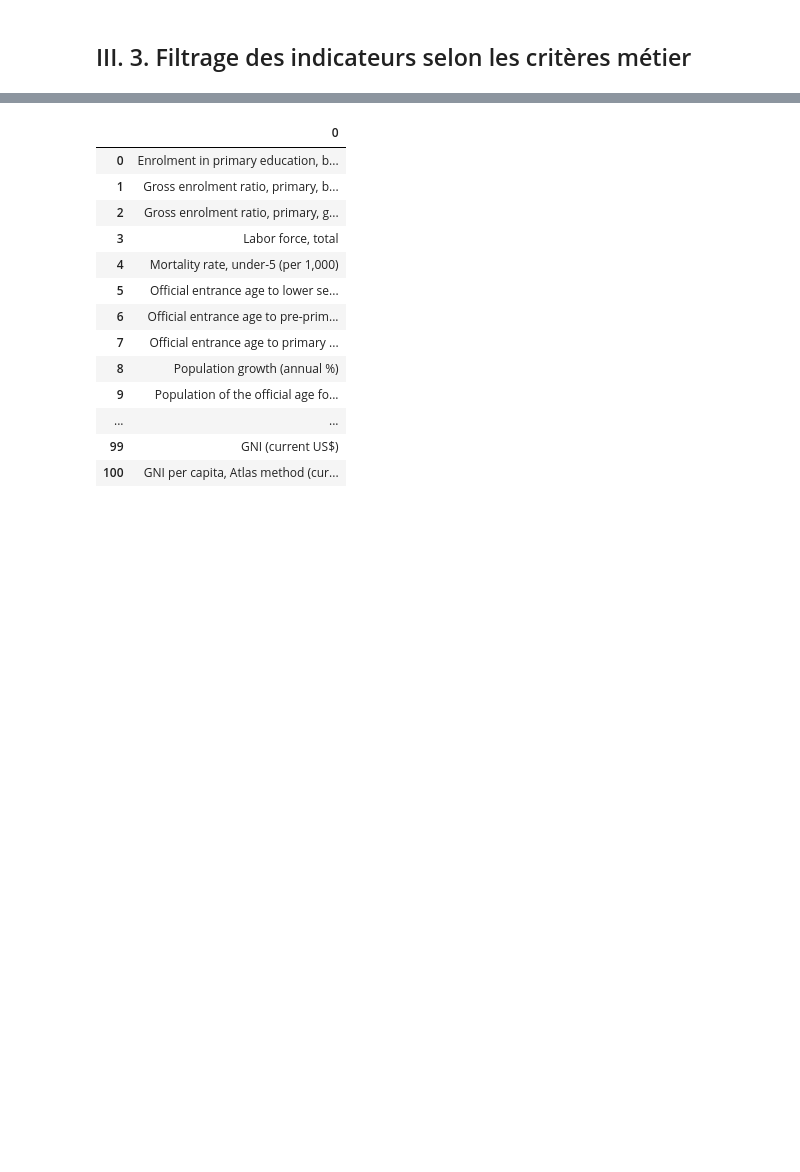
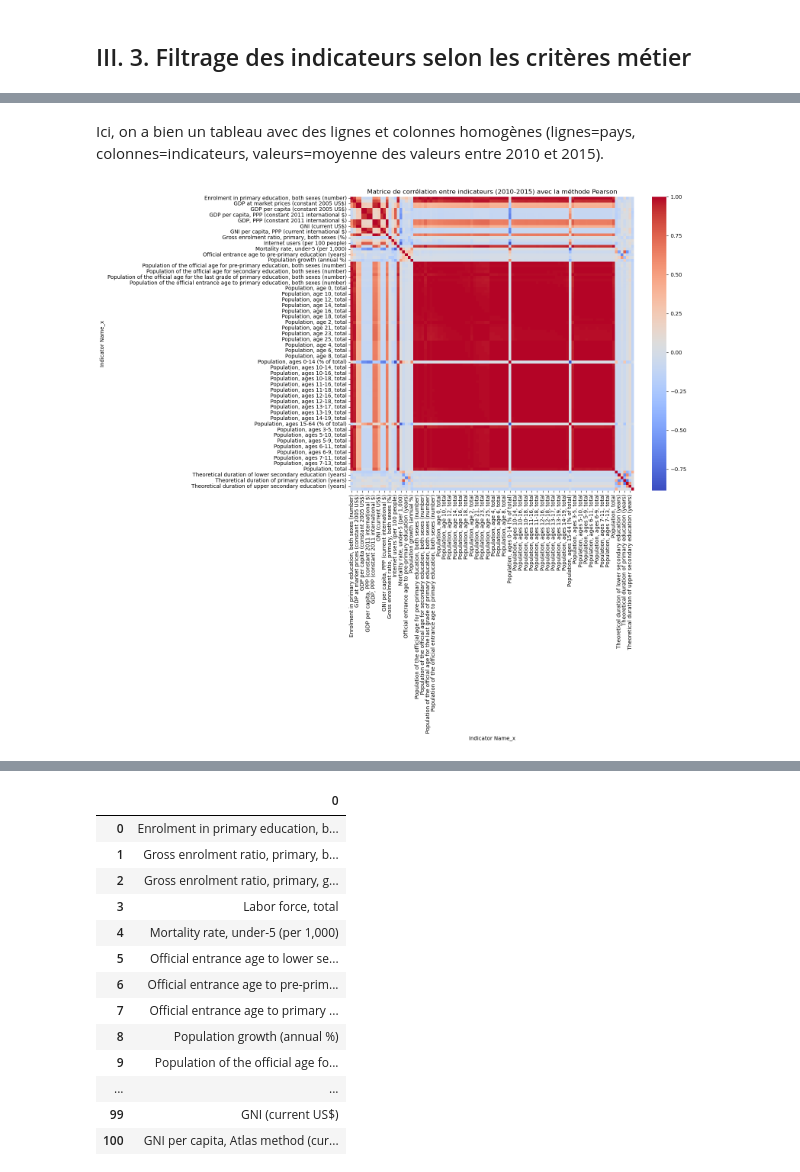
Before and after one commit to elochn/projets-openclassroom-fr, a Jupyter notebook: Projet2/Projet 2 - Analysez les données de systèmes éducatifs.ipynb, the cells around one changed output, grey strips where cells are left out. Drawn from its saved outputs; the diff is of its cells as text; code cells hidden in the pictures; blank space fills up the shorter version.

Commit message:
Ajout des matrices de corrélation & Finalisation du notebook

```diff
--- a/Projet2/Projet 2 - Analysez les données de systèmes éducatifs.ipynb
+++ b/Projet2/Projet 2 - Analysez les données de systèmes éducatifs.ipynb
@@ -1726,0 +1715,25 @@ with pd.option_context('display.max_colwidth', 200):
+# %%
+# Étape 1 : identifier les colonnes d'années
+year_cols = [str(y) for y in range(1970, 2017) if str(y) in df_filtered.columns]
+
+# Étape 2 : transformer en format long (pour regrouper par année)
+df_long = df_filtered.melt(
+    id_vars=['Indicator Name_x', 'Topic', 'CountryCode'],
+    value_vars=year_cols,
+    var_name='Year',
+    value_name='Value'
+)
+
+# Étape 3 : faire une moyenne des valeurs correspondant à la période 2010 à 2015
+df_2010_2015 = df_long[df_long['Year'].astype(int).between(2010, 2015)]
+
+df_mean_2010_2015 = df_2010_2015.groupby(['CountryCode', 'Indicator Name_x'])['Value'].mean().reset_index()
+df_mean_2010_2015
+
+# Étape 4 : préparer un tableau au format 'large' pour permettre de calculer les corrélations entre indicateurs
+df_mean_wide = df_2010_2015.pivot_table(
+    index='CountryCode',
+    columns='Indicator Name_x',
+    values='Value')
+
+df_mean_wide
@@ -1726,0 +1755,11 @@ with pd.option_context('display.max_colwidth', 200):
+# %% [markdown]
+Ici, on a bien un tableau avec des lignes et colonnes homogènes (lignes=pays, colonnes=indicateurs, valeurs=moyenne des valeurs entre 2010 et 2015).
+# %%
+corr_matrix_pearson = df_mean_wide.corr()
+
+plt.figure(figsize=(12, 10))
+sns.heatmap(corr_matrix_pearson, annot=False, cmap="coolwarm", cbar=True)
+plt.title("Matrice de corrélation entre indicateurs (2010-2015) avec la méthode Pearson")
+plt.show()
+# %% [output]
+[figure, added]
```
Also changed, not shown: parts of 60 cells of this notebook, 2 other files.
